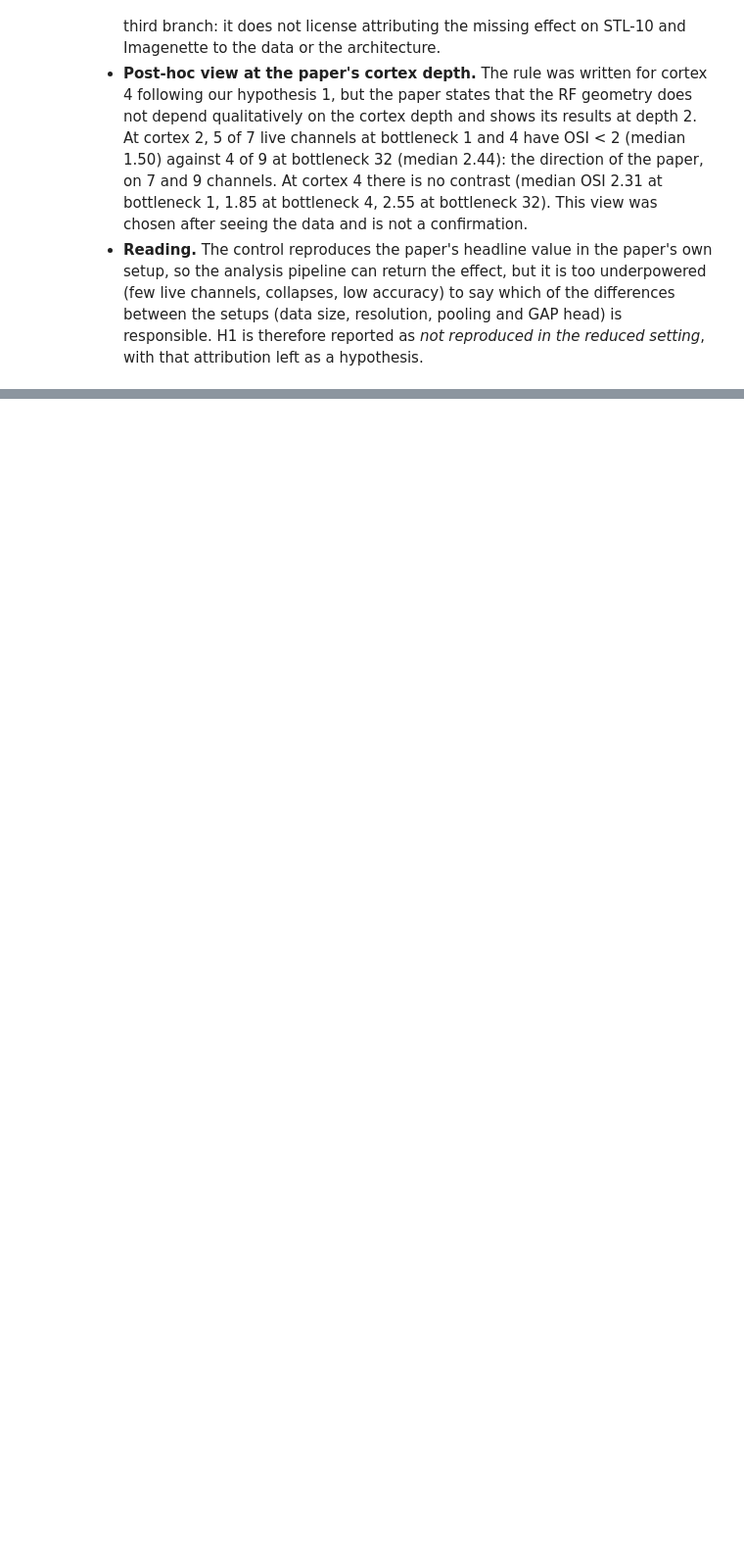
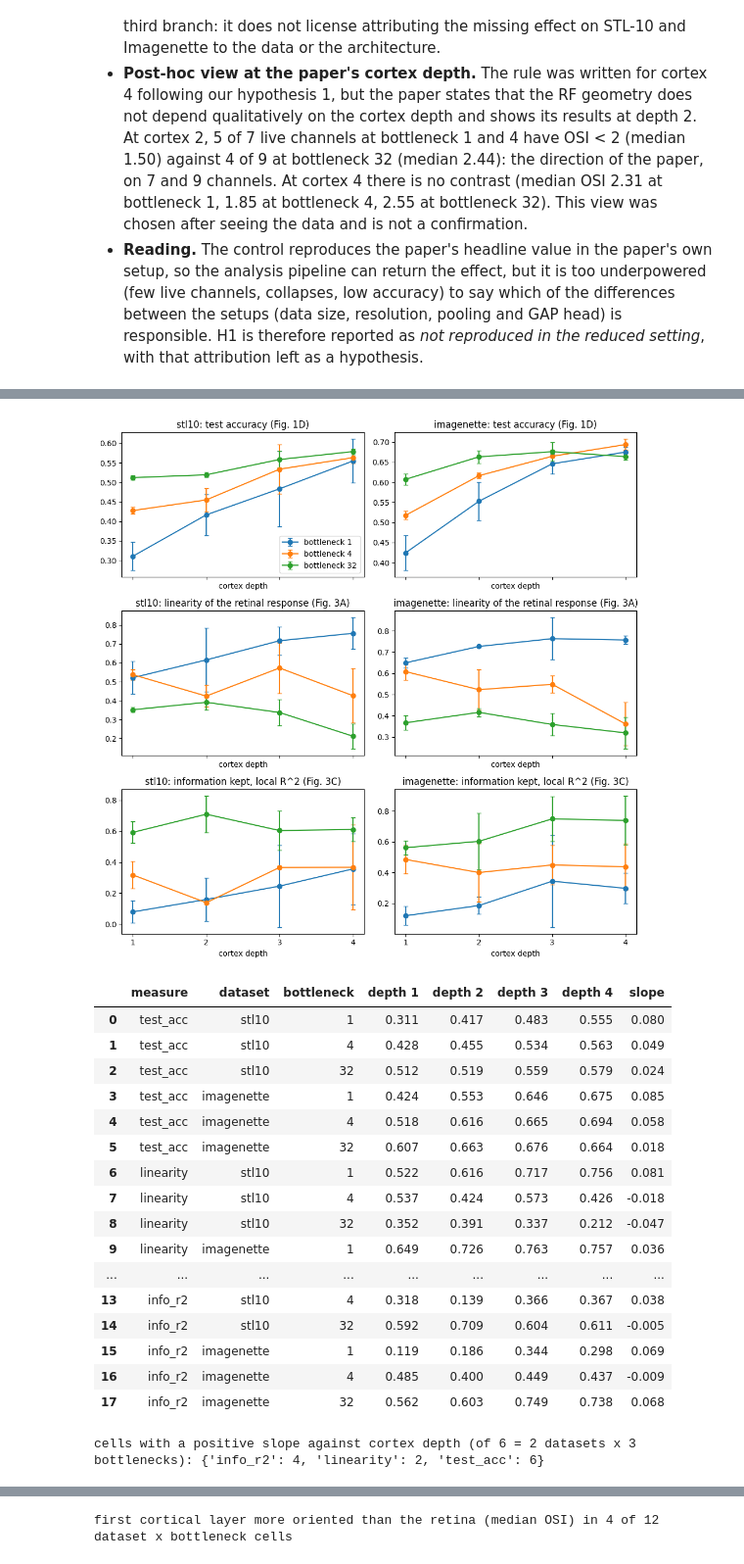
Before and after one commit to capialbino/dl-retina-bottleneck, a Jupyter notebook: retina_bottleneck.ipynb, the cells around one changed output, grey strips where cells are left out. Shown at 98% size. Cells and saved outputs as stored; diff of their text form; code cells hidden in the pictures; blank space fills up the shorter version.

```diff
--- a/retina_bottleneck.ipynb
+++ b/retina_bottleneck.ipynb
@@ -799,0 +924,61 @@ Grayscale CIFAR-10 at 32x32, architecture of Lindsey et al. (no pooling, FC 1024
+# %%
+# Analysis of the depth grid and of the checkpoint measures: accuracy (Fig. 1D), linearity (Fig. 3A), information (Fig. 3C), OSI of the first cortical layer.
+dg = pd.read_csv(DEPTH_CSV)
+cols = ['dataset', 'bottleneck', 'retina_layers', 'cortex_layers', 'seed', 'test_acc']
+acc_d = pd.concat([df[df.retina_layers == 2][cols], dg[cols]])  # sweep (depth 2, and 4 at bottleneck 2 and 16) + depth grid; df already holds the reruns
+lin = pd.read_csv(LIN_CSV)
+lin = lin[lin.retina_layers == 2].merge(acc_d, on=['dataset', 'bottleneck', 'retina_layers', 'cortex_layers', 'seed'])
+BN3, DEPTHS = [1, 4, 32], [1, 2, 3, 4]
+measures = {'test_acc': 'test accuracy (Fig. 1D)', 'linearity': 'linearity of the retinal response (Fig. 3A)', 'info_r2': 'information kept, local R^2 (Fig. 3C)'}
+
+fig, axes = plt.subplots(3, 2, figsize=(10, 10), sharex=True)
+for r, (m, title) in enumerate(measures.items()):
+    for c, ds in enumerate(DATASETS):
+        for b in BN3:
+            g = lin[(lin.dataset == ds) & (lin.bottleneck == b)].groupby('cortex_layers')[m].agg(['mean', 'std']).reindex(DEPTHS)
+            axes[r, c].errorbar(g.index, g['mean'], g['std'], marker='o', capsize=3, label=f'bottleneck {b}')
+        axes[r, c].set(title=f'{ds}: {title}', xticks=DEPTHS)
+        axes[r, c].set_xlabel('cortex depth')
+axes[0, 0].legend()
+plt.tight_layout()
+plt.show()
+
+# means over seeds, and the sign of the trend with depth at each bottleneck (least-squares slope over the available depths)
+rows = []
+for m in measures:
+    for ds in DATASETS:
+        for b in BN3:
+            g = lin[(lin.dataset == ds) & (lin.bottleneck == b)].groupby('cortex_layers')[m].mean().reindex(DEPTHS)
+            rows.append(dict(measure=m, dataset=ds, bottleneck=b, **{f'depth {d}': g[d] for d in DEPTHS}, slope=np.polyfit(DEPTHS, g.values, 1)[0]))
+trend = pd.DataFrame(rows).round(3)
+display(trend)
+print('cells with a positive slope against cortex depth (of 6 = 2 datasets x 3 bottlenecks):', trend.groupby('measure').slope.apply(lambda s: int((s > 0).sum())).to_dict())
+
+# dependence on the bottleneck width at cortex depth 2 (all six widths)
+w = lin[lin.cortex_layers == 2].groupby(['dataset', 'bottleneck'])[['test_acc', 'linearity', 'info_r2']].mean().round(3).unstack('dataset')
+display(w)
+
+# OSI of the first cortical layer against the retina output, cortex depth 2
+osi = lin[lin.cortex_layers == 2].groupby(['dataset', 'bottleneck'])[['osi_retina_median', 'osi_cortex1_median', 'n_live_retina', 'n_live_cortex1']].mean().round(2)
+display(osi)
+print('first cortical layer more oriented than the retina (median OSI) in', int((osi.osi_cortex1_median > osi.osi_retina_median).sum()), 'of', len(osi), 'dataset x bottleneck cells')
+# %% [output]
+[figure, added]
+|  | measure | dataset | bottleneck | depth 1 | depth 2 | depth 3 | depth 4 | slope |
+| 0 | test_acc | stl10 | 1 | 0.311 | 0.417 | 0.483 | 0.555 | 0.080 |
+| 1 | test_acc | stl10 | 4 | 0.428 | 0.455 | 0.534 | 0.563 | 0.049 |
+| 2 | test_acc | stl10 | 32 | 0.512 | 0.519 | 0.559 | 0.579 | 0.024 |
+| 3 | test_acc | imagenette | 1 | 0.424 | 0.553 | 0.646 | 0.675 | 0.085 |
+| 4 | test_acc | imagenette | 4 | 0.518 | 0.616 | 0.665 | 0.694 | 0.058 |
+| 5 | test_acc | imagenette | 32 | 0.607 | 0.663 | 0.676 | 0.664 | 0.018 |
+| 6 | linearity | stl10 | 1 | 0.522 | 0.616 | 0.717 | 0.756 | 0.081 |
+| 7 | linearity | stl10 | 4 | 0.537 | 0.424 | 0.573 | 0.426 | -0.018 |
+| 8 | linearity | stl10 | 32 | 0.352 | 0.391 | 0.337 | 0.212 | -0.047 |
+| 9 | linearity | imagenette | 1 | 0.649 | 0.726 | 0.763 | 0.757 | 0.036 |
+| ... | ... | ... | ... | ... | ... | ... | ... | ... |
+| 13 | info_r2 | stl10 | 4 | 0.318 | 0.139 | 0.366 | 0.367 | 0.038 |
+| 14 | info_r2 | stl10 | 32 | 0.592 | 0.709 | 0.604 | 0.611 | -0.005 |
+| 15 | info_r2 | imagenette | 1 | 0.119 | 0.186 | 0.344 | 0.298 | 0.069 |
+| 16 | info_r2 | imagenette | 4 | 0.485 | 0.400 | 0.449 | 0.437 | -0.009 |
+| 17 | info_r2 | imagenette | 32 | 0.562 | 0.603 | 0.749 | 0.738 | 0.068 |
+cells with a positive slope against cortex depth (of 6 = 2 datasets x 3 bottlenecks): {'info_r2': 4, 'linearity': 2, 'test_acc': 6}
@@ -799,0 +1008 @@ Grayscale CIFAR-10 at 32x32, architecture of Lindsey et al. (no pooling, FC 1024
+first cortical layer more oriented than the retina (median OSI) in 4 of 12 dataset x bottleneck cells
```
Also changed, not shown: parts of 7 cells of this notebook, 4 other files.
